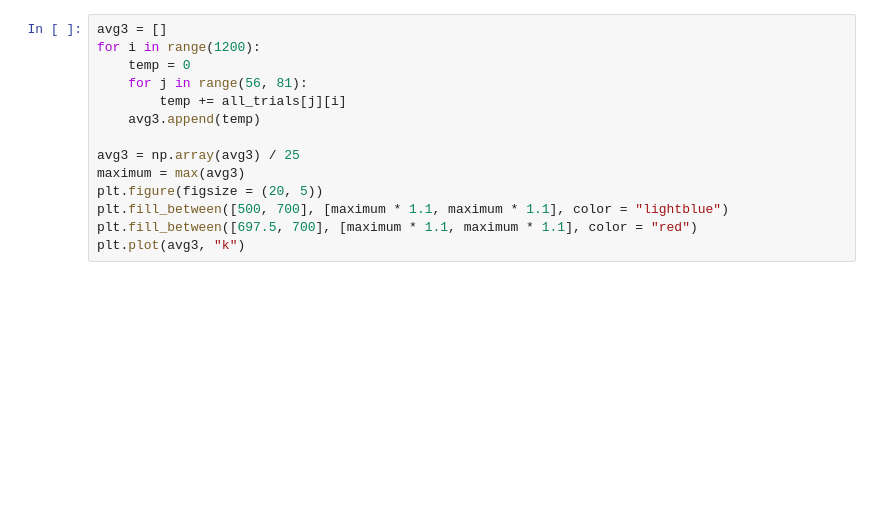
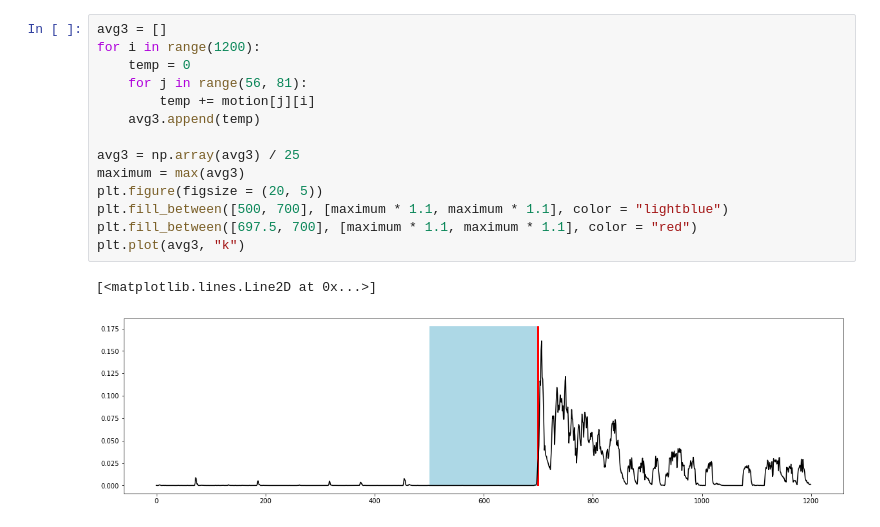
Before and after one commit to harshavardan/Classical-Conditioning, a Jupyter notebook: analysis/crude_210710.ipynb, the cells around one changed output. Saved outputs shown, nothing was run; the diff lists cells and outputs as text; blank space fills up the shorter version.

```diff
--- a/analysis/crude_210710.ipynb
+++ b/analysis/crude_210710.ipynb
@@ -177,17 +222,20 @@ plt.plot(pd.Series(avg2).rolling(1).mean(), "k")
 # %%
 avg3 = []
 for i in range(1200):
     temp = 0
     for j in range(56, 81):
-        temp += all_trials[j][i]
+        temp += motion[j][i]
     avg3.append(temp)
 
 avg3 = np.array(avg3) / 25
 maximum = max(avg3)
 plt.figure(figsize = (20, 5))
 plt.fill_between([500, 700], [maximum * 1.1, maximum * 1.1], color = "lightblue")
 plt.fill_between([697.5, 700], [maximum * 1.1, maximum * 1.1], color = "red")
 plt.plot(avg3, "k")
+# %% [output]
+[<matplotlib.lines.Line2D at 0x...>]
+[figure, added]
 # %%
 avg4 = []
 for i in range(1200):
```
Also changed, not shown: parts of 23 cells of this notebook.
